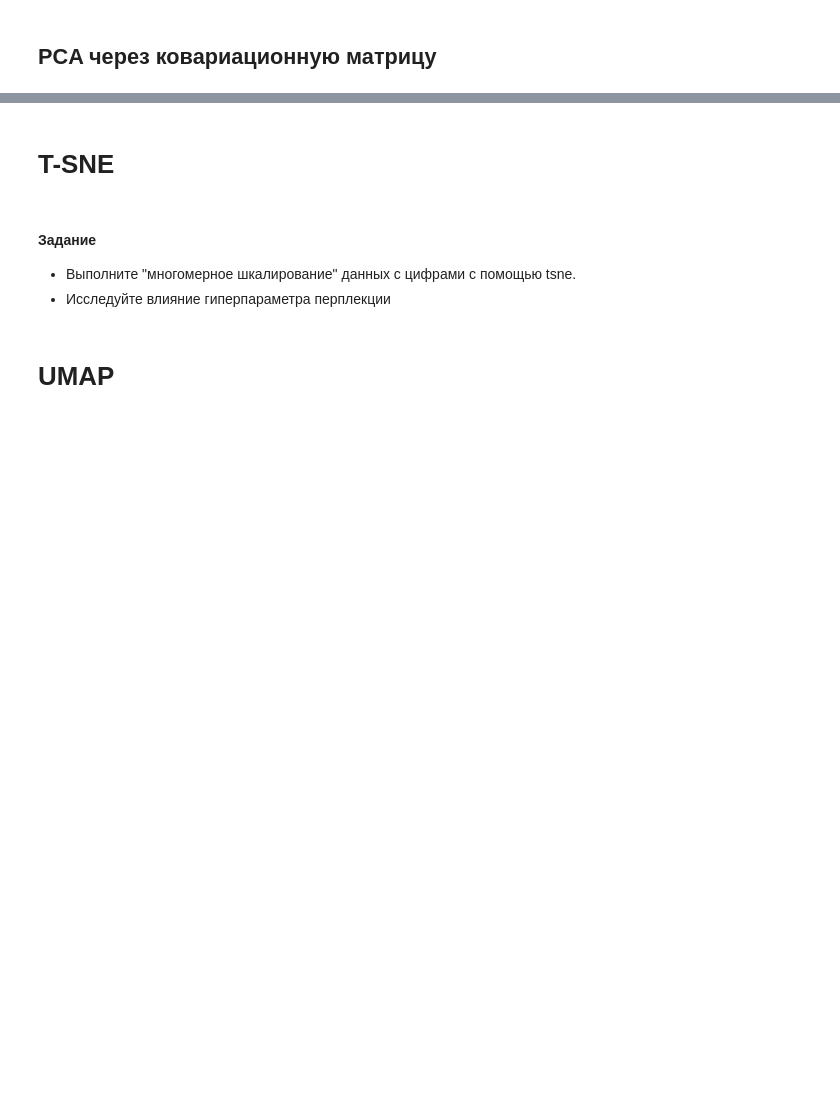
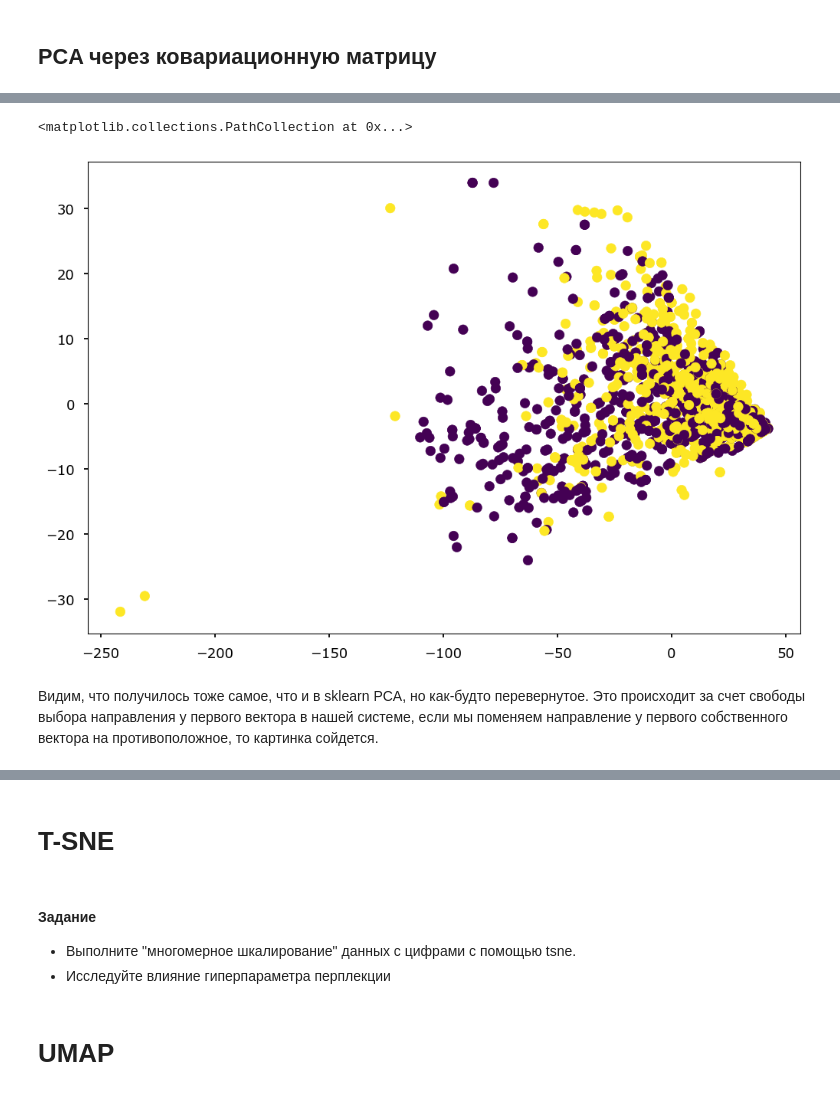
Before and after one commit to vadim0912/ML2023, a Jupyter notebook: lecture06/lecture-dimred-pract.ipynb, the cells around one changed output, grey strips where cells are left out. Drawn from its saved outputs; the diff is of its cells as text; code cells hidden in the pictures; blank space fills up the shorter version.

```diff
--- a/lecture06/lecture-dimred-pract.ipynb
+++ b/lecture06/lecture-dimred-pract.ipynb
@@ -56,3 +69,7 @@ pca = PCA(n_components=5, random_state=123)
 ## PCA через ковариационную матрицу
 # %%
 from numpy.linalg import eig
+# %%
+cov = X_center.T @ X_center / (X_center.shape[0] - 1)
+# %%
+eig_val, eig_vec = eig(cov)
@@ -58,0 +88,2 @@ from numpy.linalg import eig
+# %%
+X_new2 = X_center @ eig_vec
@@ -58,0 +94,7 @@ from numpy.linalg import eig
+# %%
+plt.scatter(X_new2[:, 0], X_new2[:, 1], c=y)
+# %% [output]
+<matplotlib.collections.PathCollection at 0x...>
+[figure, added]
+# %% [markdown]
+Видим, что получилось тоже самое, что и в sklearn PCA, но как-будто перевернутое. Это происходит за счет свободы выбора направления у первого вектора в нашей системе, если мы поменяем направление у первого собственного вектора на противоположное, то картинка сойдется.
```
Also changed, not shown: parts of 23 cells of this notebook, 3 other files.
